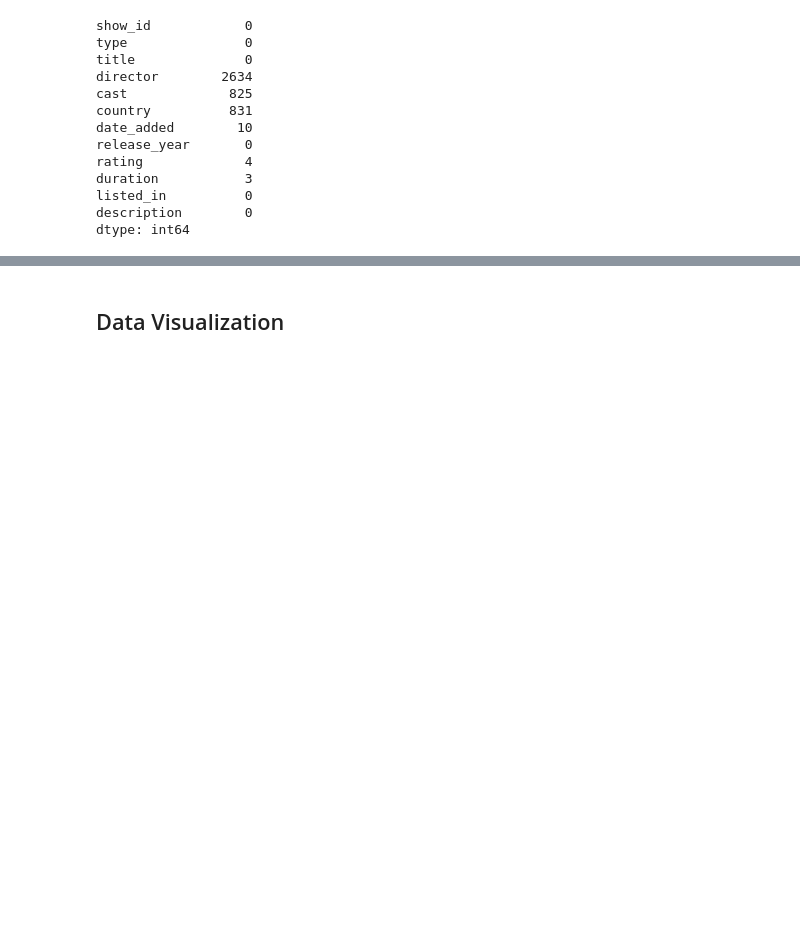
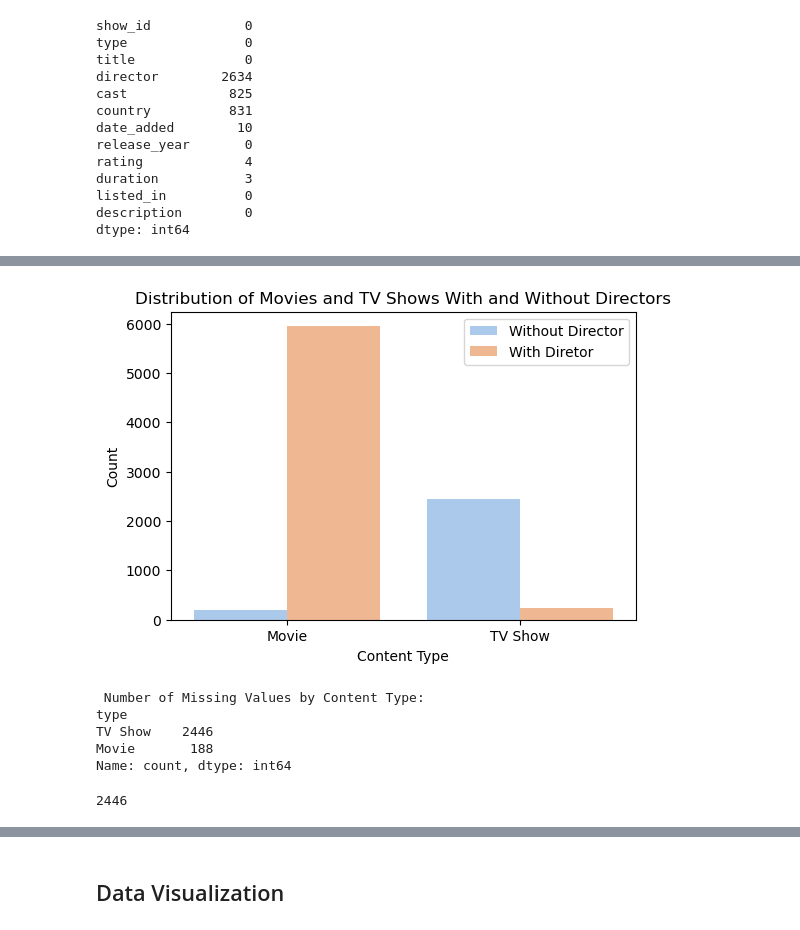
Before and after one commit to izawyne/Netflix-Movies-and-TV-Shows, a Jupyter notebook: Netflix Movies and TV Shows.ipynb, the cells around one changed output, grey strips where cells are left out. Cells and saved outputs as stored; diff of their text form; code cells hidden in the pictures; blank space fills up the shorter version.

```diff
--- a/Netflix Movies and TV Shows.ipynb
+++ b/Netflix Movies and TV Shows.ipynb
@@ -146,0 +170,31 @@ Six columns of my df has missing datas. But, the highest rate were for director
+# %%
+# Comparing the Distribution of Content Types With and Without Directors
+
+df['has_director'] = df['director'].notna()
+# %%
+plt.figure(figsize=(6,4))
+sns.countplot(data=df, x='type', hue='has_director', palette='pastel')
+plt.title('Distribution of Movies and TV Shows With and Without Directors')
+plt.xlabel('Content Type')
+plt.ylabel('Count')
+plt.legend(['Without Director', 'With Diretor'])
+plt.show()
+# %% [output]
+[figure, added]
+# %%
+# Checking if Missing Values Are More Concentrated in Movies or TV Shows
+missing_by_type = df[df['director'].isnull()]['type'].value_counts()
+print('\n Number of Missing Values by Content Type:')
+print(missing_by_type)
+# %% [output]
+ Number of Missing Values by Content Type:
+type
+TV Show    2446
+Movie       188
+Name: count, dtype: int64
+# %%
+# Counting Missing Values in the 'director' Column for Movies Only
+missing_director_movies = df[df['type'] == 'TV Show']['director'].isnull().sum()
+missing_director_movies
+# %% [output]
+2446
```
Also changed, not shown: parts of 19 cells of this notebook.
